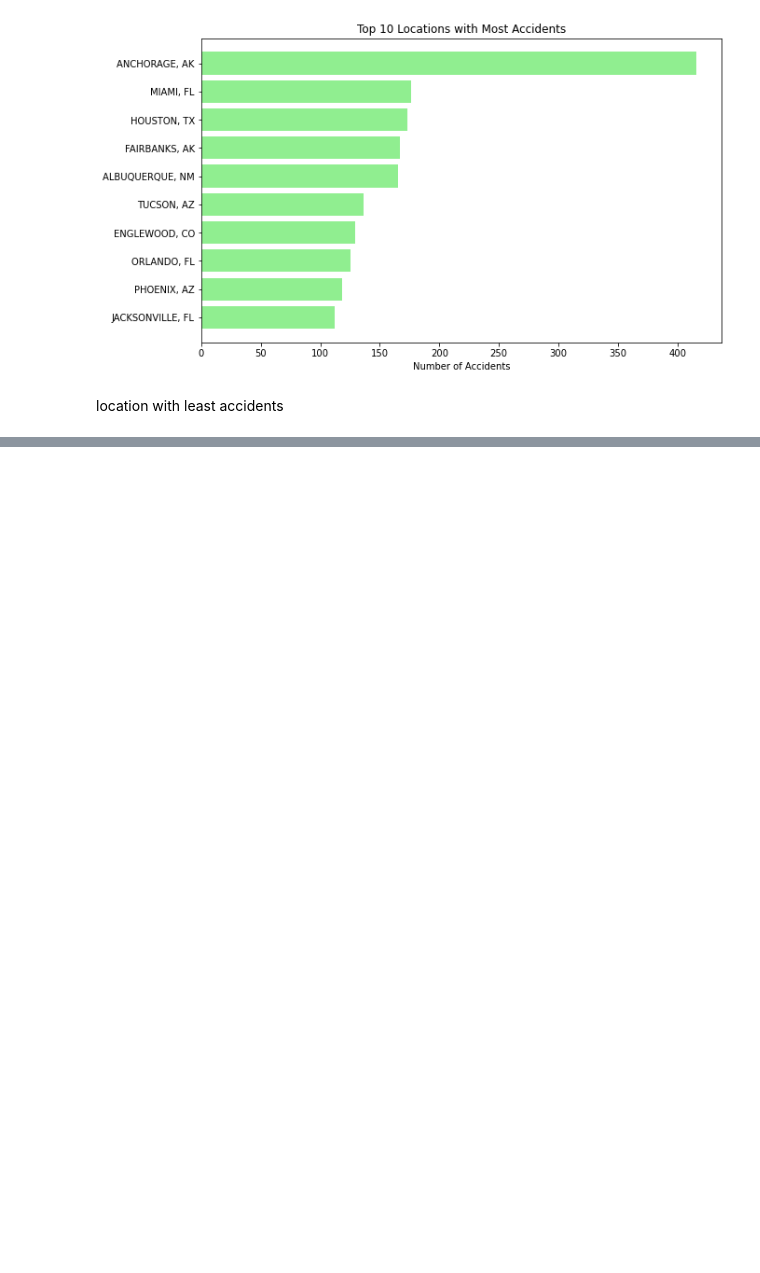
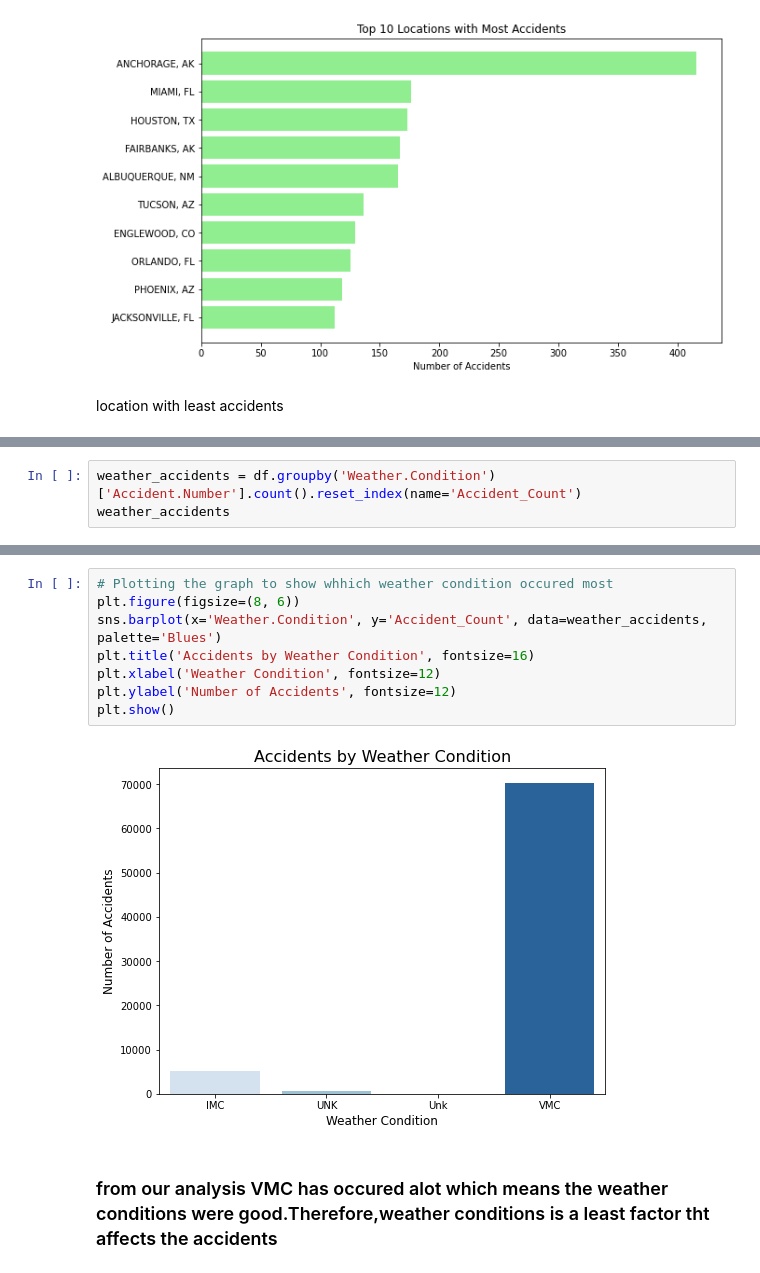
Before and after one commit to Yash-source-dev/dsc-phase-1-project-v3, a Jupyter notebook: student.ipynb, the cells around one changed output, grey strips where cells are left out. Saved outputs shown, nothing was run; the diff lists cells and outputs as text; blank space fills up the shorter version.

```diff
--- a/student.ipynb
+++ b/student.ipynb
@@ -371,0 +408,3 @@ plt.show()
+# %%
+weather_accidents = df.groupby('Weather.Condition')['Accident.Number'].count().reset_index(name='Accident_Count')
+weather_accidents
@@ -371,0 +417,12 @@ plt.show()
+# %%
+# Plotting the graph to show whhich weather condition occured most
+plt.figure(figsize=(8, 6))
+sns.barplot(x='Weather.Condition', y='Accident_Count', data=weather_accidents, palette='Blues')
+plt.title('Accidents by Weather Condition', fontsize=16)
+plt.xlabel('Weather Condition', fontsize=12)
+plt.ylabel('Number of Accidents', fontsize=12)
+plt.show()
+# %% [output]
+[figure, added]
+# %% [markdown]
+### from our analysis VMC has occured alot which means the weather conditions were good.Therefore,weather conditions is a least factor tht affects the accidents
```
Also changed, not shown: parts of 31 cells of this notebook.
